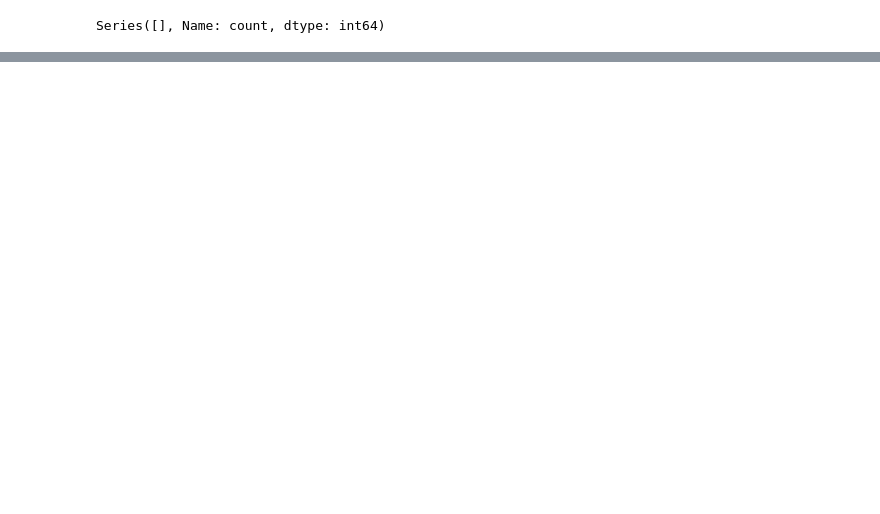
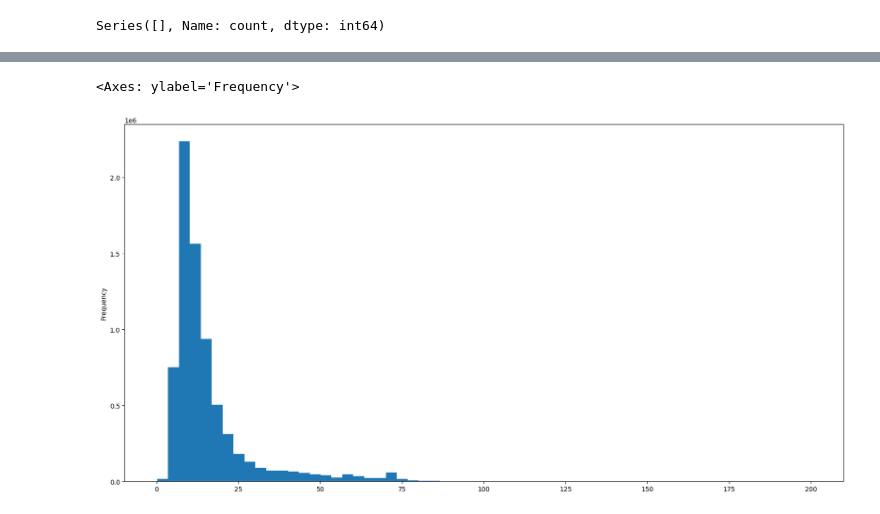
Before and after one commit to Laba-hub/New-York-Taxi-Analysis, a Jupyter notebook: Presentable notebook.ipynb, the cells around one changed output, grey strips where cells are left out. Saved outputs shown, nothing was run; the diff lists cells and outputs as text; code cells hidden in the pictures; blank space fills up the shorter version.

```diff
--- a/Presentable notebook.ipynb
+++ b/Presentable notebook.ipynb
@@ -315,0 +349,5 @@ Series([], Name: count, dtype: int64)
+# %%
+taxi_df_group_by_region['total_amount'].plot(kind = 'hist', figsize = (20,10), bins = 60)
+# %% [output]
+<Axes: ylabel='Frequency'>
+[figure, added]
```
Also changed, not shown: parts of 8 cells of this notebook.
